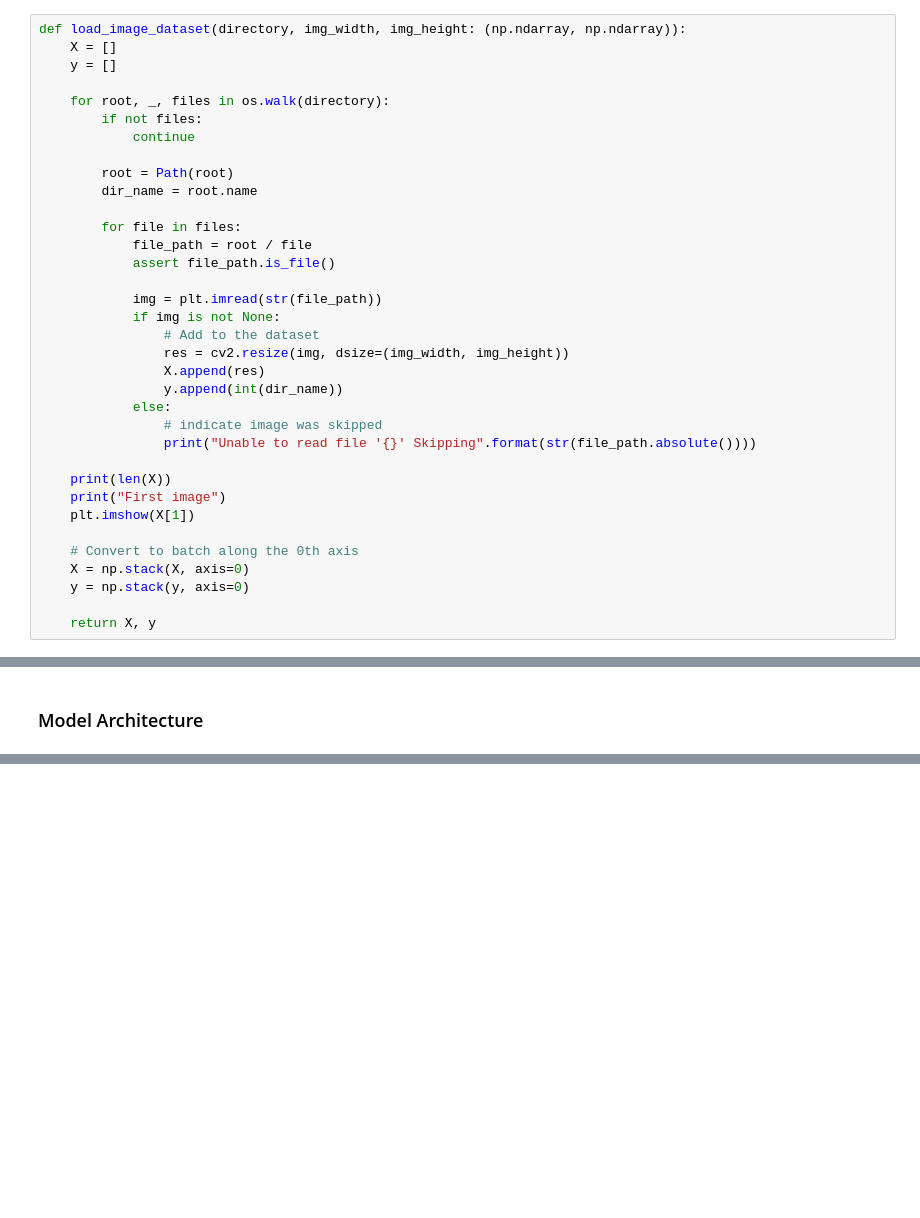
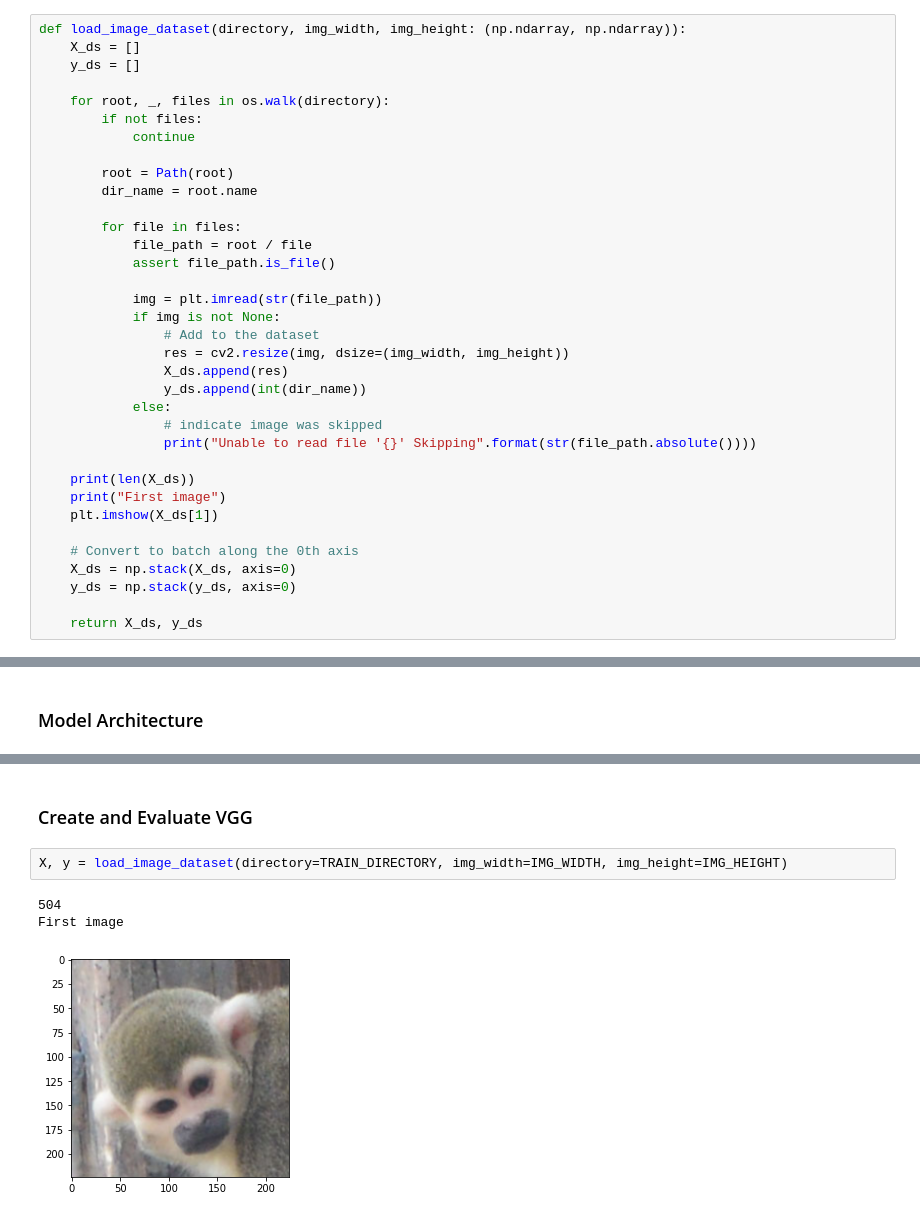
Before and after one commit to acediatic/SquirrelMonkey, a Jupyter notebook: VGG-16.ipynb, the cells around one changed output, grey strips where cells are left out. Cells and saved outputs as stored; diff of their text form; blank space fills up the shorter version.

```diff
--- a/VGG-16.ipynb
+++ b/VGG-16.ipynb
@@ -43,8 +43,8 @@ SEED = 123
 ### Load Data
 # %%
 def load_image_dataset(directory, img_width, img_height: (np.ndarray, np.ndarray)):
-    X = []
-    y = []
+    X_ds = []
+    y_ds = []
 
     for root, _, files in os.walk(directory):
         if not files:
@@ -61,19 +61,19 @@ def load_image_dataset(directory, img_width, img_height: (np.ndarray, np.ndarray
             if img is not None:
                 # Add to the dataset
                 res = cv2.resize(img, dsize=(img_width, img_height))
-                X.append(res)
-                y.append(int(dir_name))
+                X_ds.append(res)
+                y_ds.append(int(dir_name))
             else:
                 # indicate image was skipped
                 print("Unable to read file '{}' Skipping".format(str(file_path.absolute())))
 
-    print(len(X))
+    print(len(X_ds))
     print("First image")
-    plt.imshow(X[1])
+    plt.imshow(X_ds[1])
 
     # Convert to batch along the 0th axis
-    X = np.stack(X, axis=0)
-    y = np.stack(y, axis=0)
+    X_ds = np.stack(X_ds, axis=0)
+    y_ds = np.stack(y_ds, axis=0)
 
-    return X, y
+    return X_ds, y_ds
 # %%
@@ -254,0 +262,8 @@ KeyboardInterrupt:
+# %% [markdown]
+### Create and Evaluate VGG
+# %%
+X, y = load_image_dataset(directory=TRAIN_DIRECTORY, img_width=IMG_WIDTH, img_height=IMG_HEIGHT)
+# %% [output]
+504
+First image
+[figure, added]
```
Also changed, not shown: parts of 13 cells of this notebook, 2 other files.
